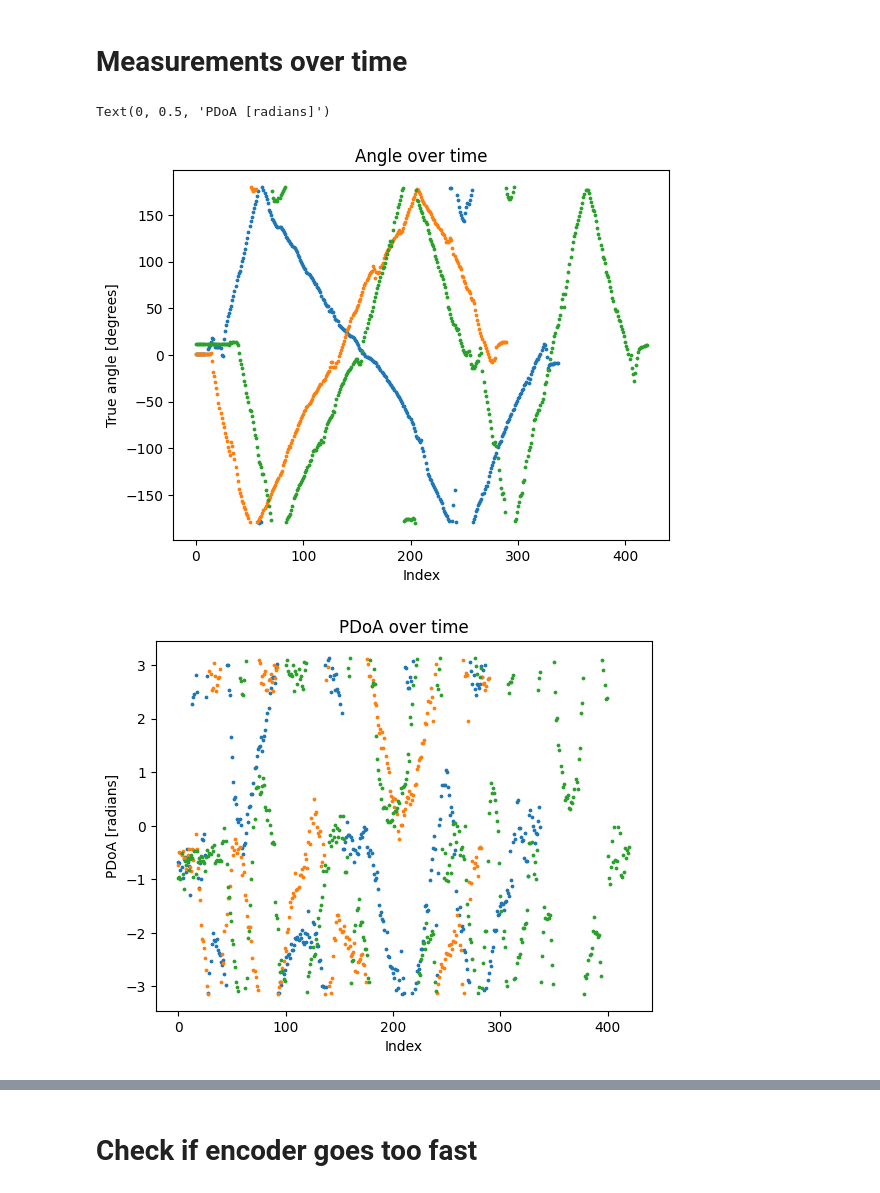
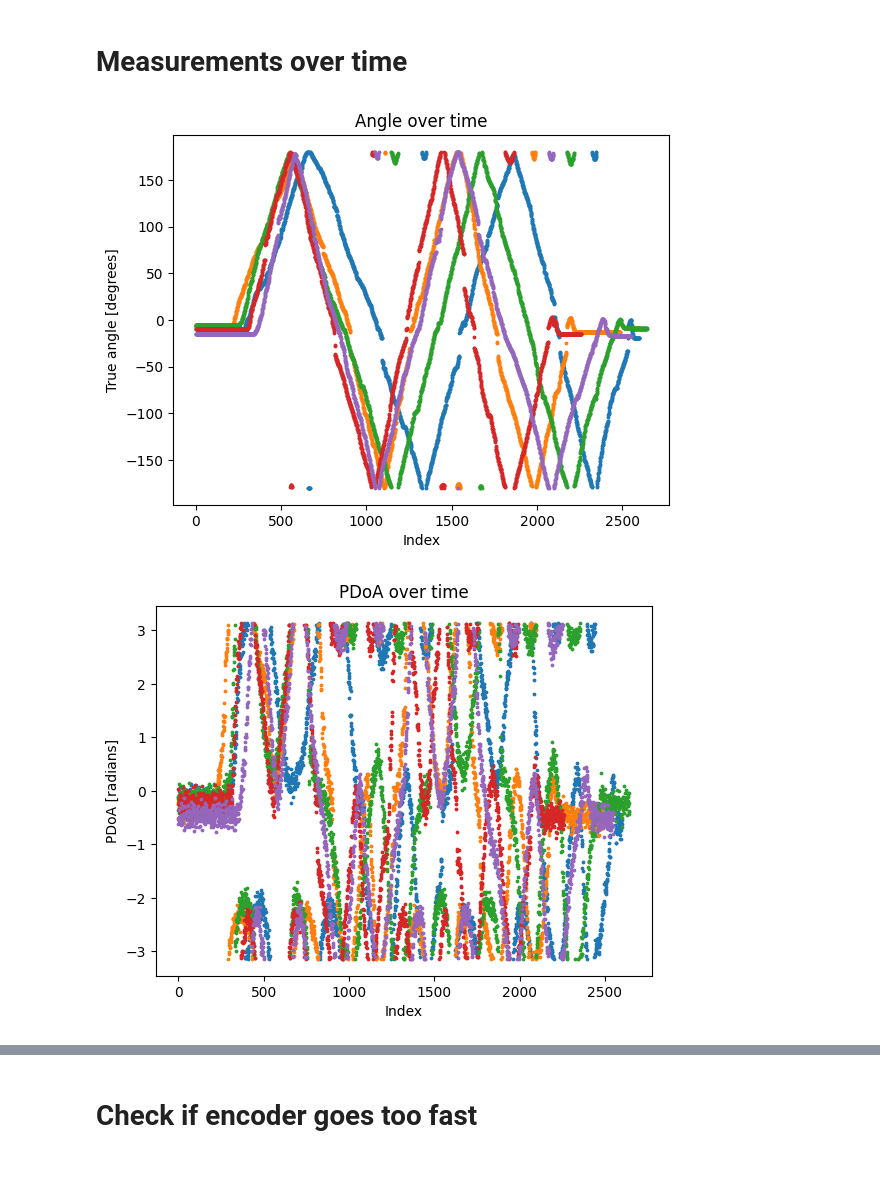
Before and after one commit to MarcusLariJ/UWB_Rasberry, a Jupyter notebook: Data/log_reader.ipynb, the cells around one changed output, grey strips where cells are left out. Cells and saved outputs as stored; diff of their text form; code cells hidden in the pictures.

```diff
--- a/Data/log_reader.ipynb
+++ b/Data/log_reader.ipynb
@@ -101,7 +101,7 @@ dist_true_r = []
 dist_meas = []
 
 # List of measurements:
-files = ["test_DW1", "test_DW2", "test_DW3"]
+files = ["robclub1m", "robclub2m", "robclub3m", "robclub4m", "robclub5m"]
 log_num = len(files)
 for log in files:
     temp_pdoa, _, temp_rx_r, temp_dist, _, temp_dist_r = import_data(log, True, True)
@@ -130,7 +132,7 @@ plt.legend(files, loc='lower right')
 plt.figure()
 plt.title("distance")
 for i in range(log_num):
-    plt.scatter(dist_true_r[i], dist_meas[i], s=3.0)
+    plt.scatter(dist_true_r[i], dist_meas[i], s=1.0)
 plt.xlabel("True angle [Degrees]")
 plt.ylabel("Distance [m]")
 plt.grid()
@@ -144,18 +146,25 @@ plt.legend(files)
 # %%
 plt.figure()
 plt.title("Angle over time")
 for i in range(log_num):
     plt.scatter(range(len(rx_true_r[i])), rx_true_r[i], s=3.0)
 plt.xlabel("Index")
 plt.ylabel("True angle [degrees]")
 
 plt.figure()
 plt.title("PDoA over time")
 for i in range(log_num):
     plt.scatter(range(len(pdoa_data[i])), pdoa_data[i], s=3.0)
 plt.xlabel("Index")
 plt.ylabel("PDoA [radians]")
+
+plt.figure()
+plt.title("distance over time")
+for i in range(log_num):
+    plt.scatter(range(len(dist_meas[i])), dist_meas[i], s=3.0)
+plt.xlabel("Index")
+plt.ylabel("Range [mm]")
+plt.grid()
 # %% [output]
-Text(0, 0.5, 'PDoA [radians]')
-[figure, old version]
+[figure, new version]
-[figure, old version]
+[figure, new version]
```
Also changed, not shown: parts of 4 cells of this notebook, 21 other files.
